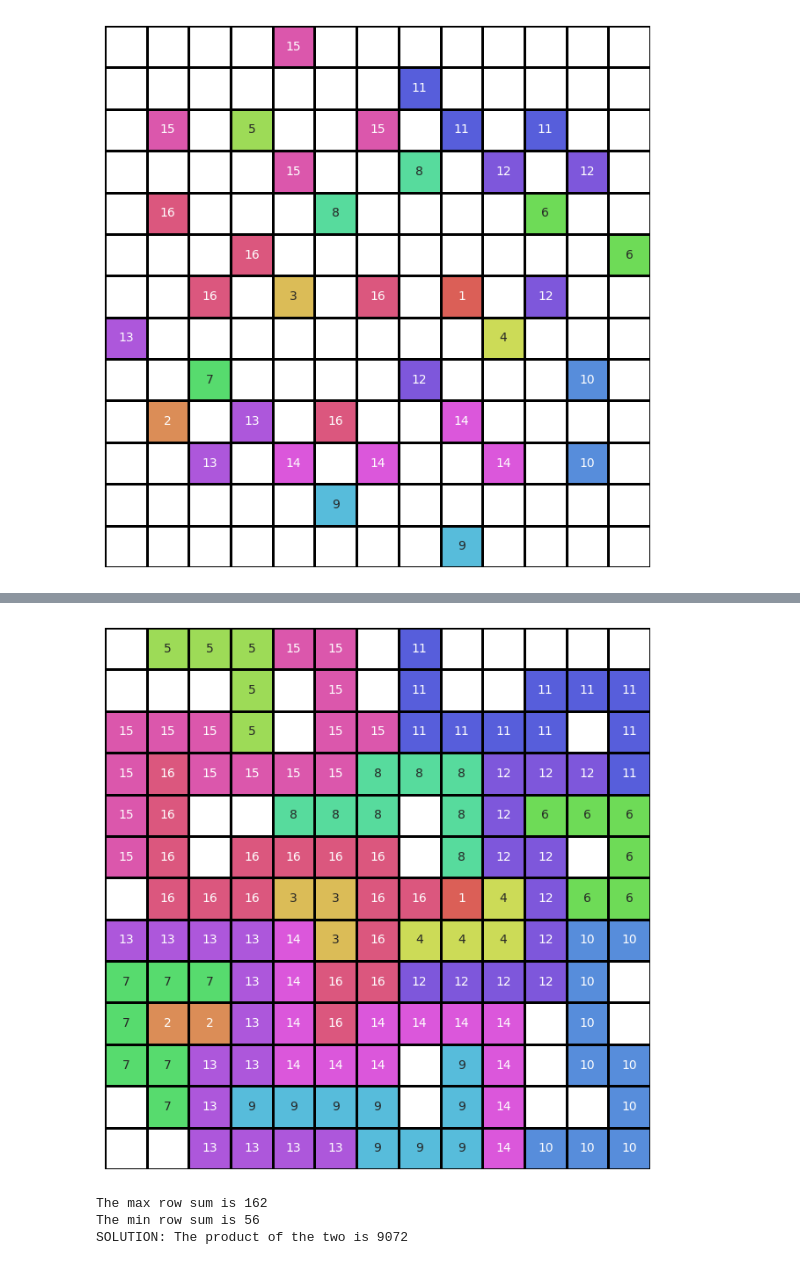
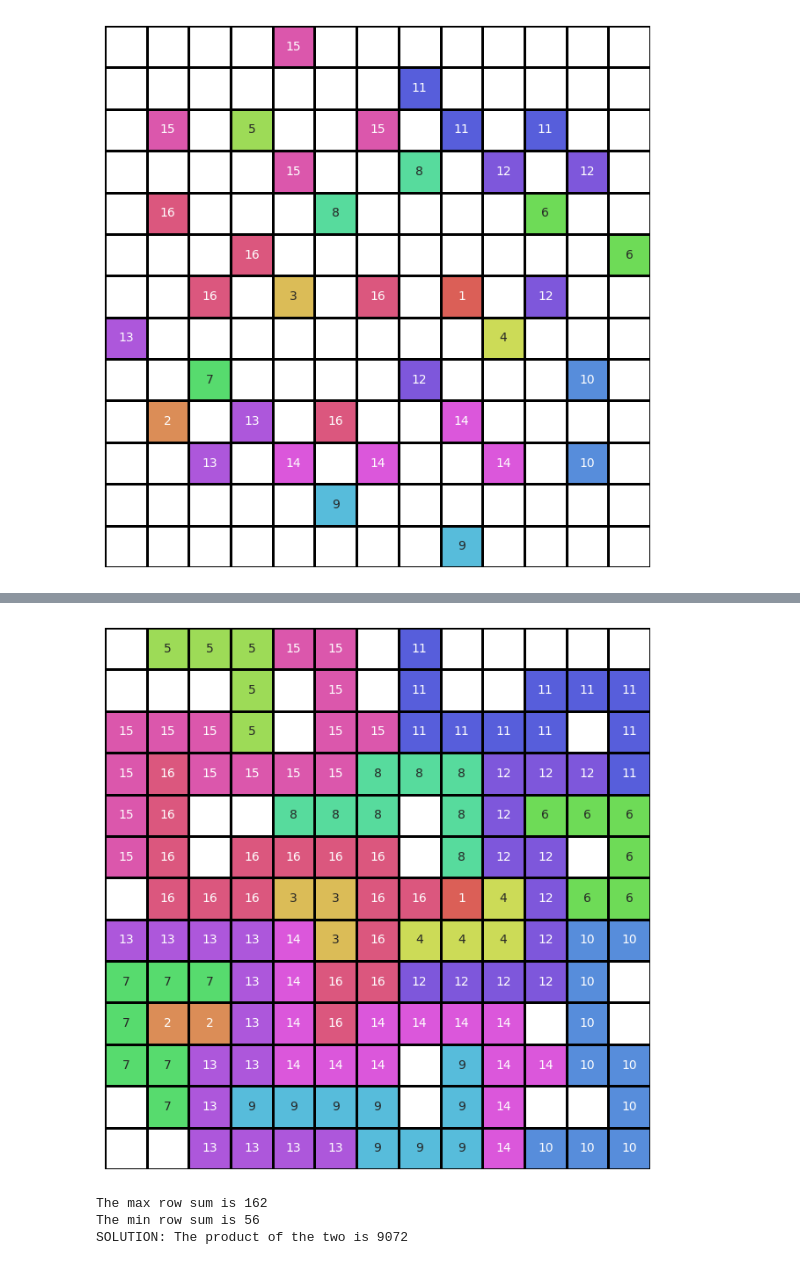
Before and after one commit to gabCodes/janestreet_puzzles, a Jupyter notebook: February_2026/February.ipynb, the cells around one changed output, grey strips where cells are left out. Drawn from its saved outputs; the diff is of its cells as text; code cells hidden in the pictures.

```diff
--- a/February_2026/February.ipynb
+++ b/February_2026/February.ipynb
@@ -314,36 +314,36 @@ grid = [
         [13, 13, 13, 13, 14, 3, 16, 4, 4, 4, 12, 10, 10],
         [7, 7, 7, 13, 14, 16, 16, 12, 12, 12, 12, 10, 0],
         [7, 2, 2, 13, 14, 16, 14, 14, 14, 14, 0, 10, 0],
-        [7, 7, 13, 13, 14, 14, 14, 0, 9, 14, 0, 10, 10],
+        [7, 7, 13, 13, 14, 14, 14, 0, 9, 14, 14, 10, 10],
         [0, 7, 13, 9, 9, 9, 9, 0, 9, 14, 0, 0, 10],
         [0, 0, 13, 13, 13, 13, 9, 9, 9, 14, 10, 10, 10]
 ]
 
 grid = np.array(grid)
 
 mask = grid == 0
 
 palette = sns.color_palette("hls", 17)
 cmap = sns.color_palette(palette, as_cmap=True)
 plt.figure(figsize=(8, 8))
 heatmap = sns.heatmap(grid, mask = mask, annot=True, cmap=cmap, cbar=False, xticklabels = False, yticklabels = False, linewidths=1, linecolor="black")
 plt.show()
 
 row_max = -1
 row_min = 10000000
 for row in grid:
     temp = sum(row)
     if temp > row_max:
         row_max = temp
 
     if temp < row_min:
         row_min = temp
 
 print(f"The max row sum is {row_max}")
 print(f"The min row sum is {row_min}")
 print(f"SOLUTION: The product of the two is {row_max * row_min}")
 # %% [output]
-[figure, old version]
+[figure, new version]
 The max row sum is 162
 The min row sum is 56
 SOLUTION: The product of the two is 9072
```
